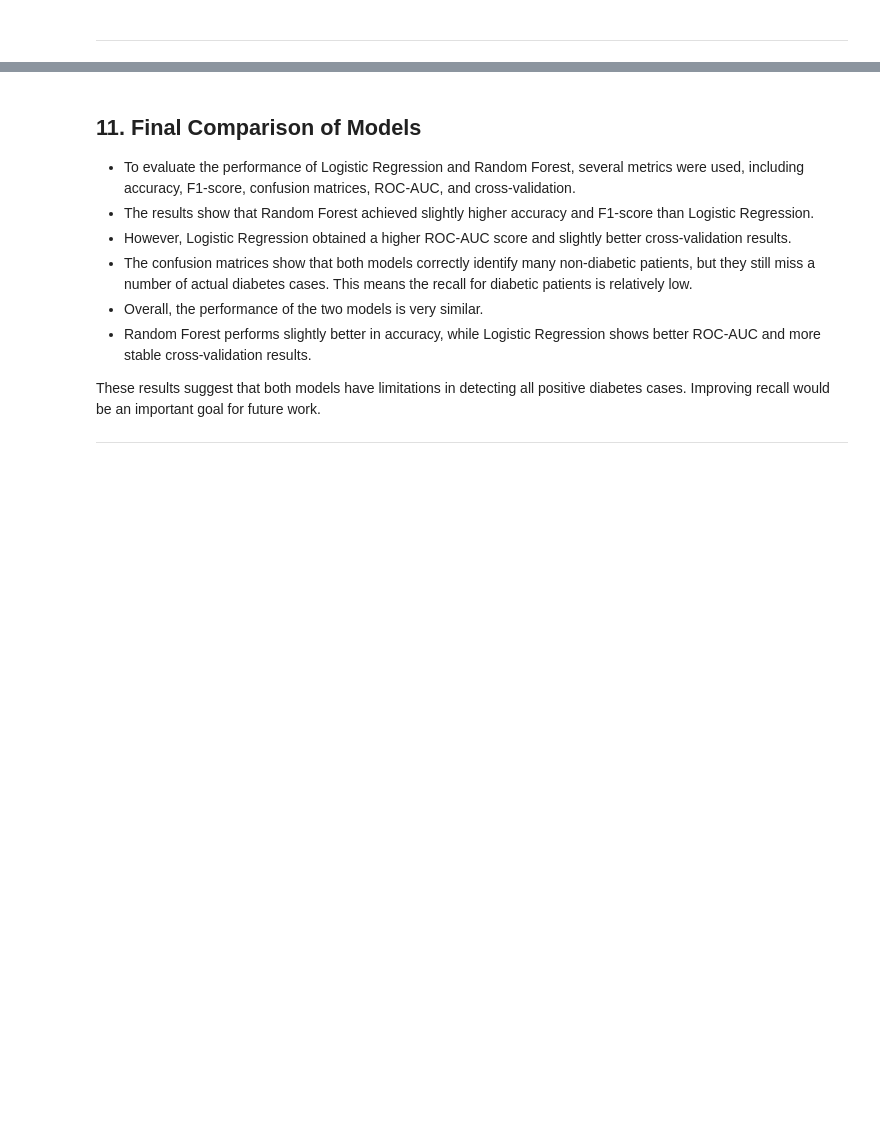
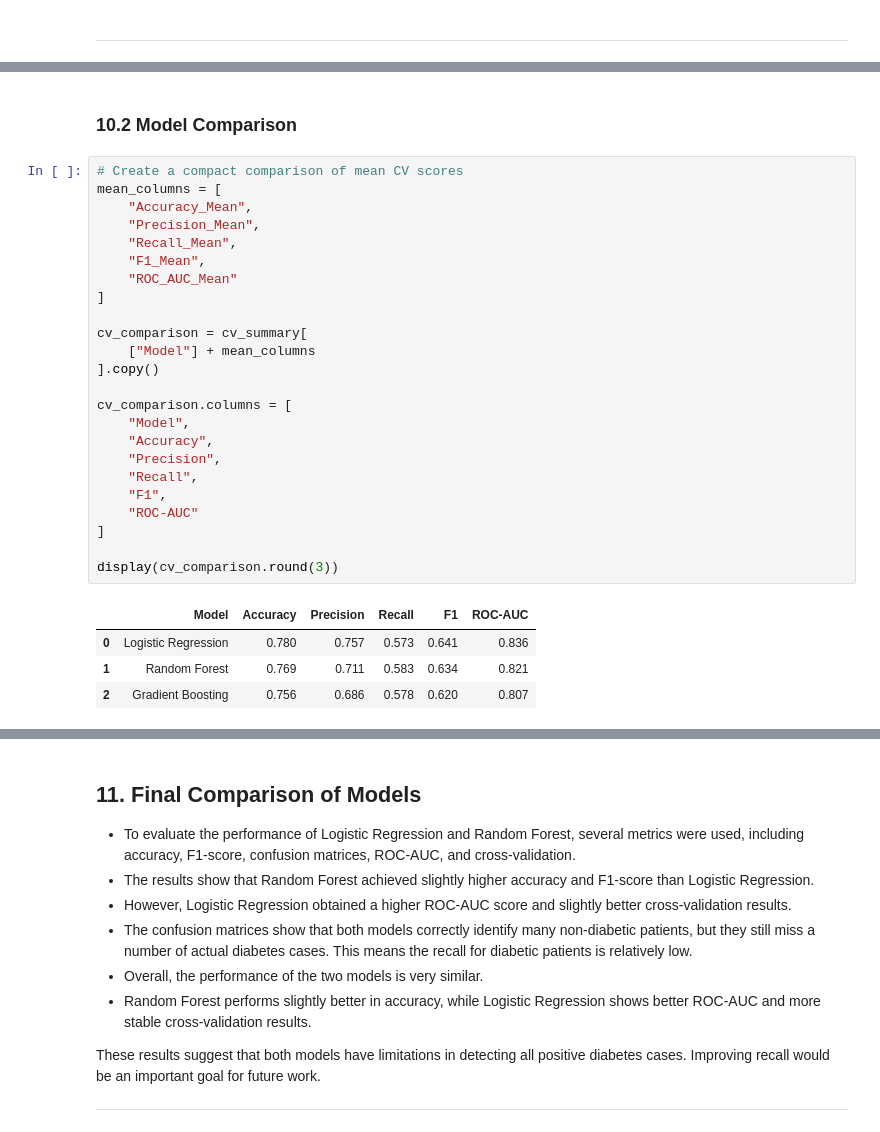
Before and after one commit to sati2799/diabetes-risk-prediction-ml, a Jupyter notebook: notebooks/Pima_Indians_Diabetes_Classification.ipynb, the cells around one changed output, grey strips where cells are left out. Saved outputs shown, nothing was run; the diff lists cells and outputs as text; blank space fills up the shorter version.

```diff
--- a/notebooks/Pima_Indians_Diabetes_Classification.ipynb
+++ b/notebooks/Pima_Indians_Diabetes_Classification.ipynb
@@ -1123,0 +1154,31 @@ Mean CV Accuracy: 0.7616822429906542
+# %% [markdown]
+### 10.2 Model Comparison
+# %%
+# Create a compact comparison of mean CV scores
+mean_columns = [
+    "Accuracy_Mean",
+    "Precision_Mean",
+    "Recall_Mean",
+    "F1_Mean",
+    "ROC_AUC_Mean"
+]
+
+cv_comparison = cv_summary[
+    ["Model"] + mean_columns
+].copy()
+
+cv_comparison.columns = [
+    "Model",
+    "Accuracy",
+    "Precision",
+    "Recall",
+    "F1",
+    "ROC-AUC"
+]
+
+display(cv_comparison.round(3))
+# %% [output]
+|  | Model | Accuracy | Precision | Recall | F1 | ROC-AUC |
+| 0 | Logistic Regression | 0.780 | 0.757 | 0.573 | 0.641 | 0.836 |
+| 1 | Random Forest | 0.769 | 0.711 | 0.583 | 0.634 | 0.821 |
+| 2 | Gradient Boosting | 0.756 | 0.686 | 0.578 | 0.620 | 0.807 |
```
Also changed, not shown: parts of 11 cells of this notebook.
